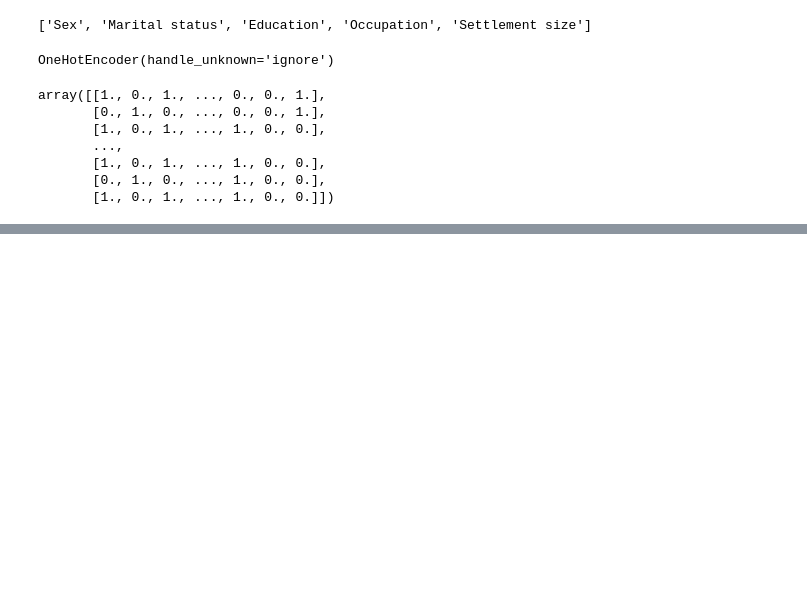
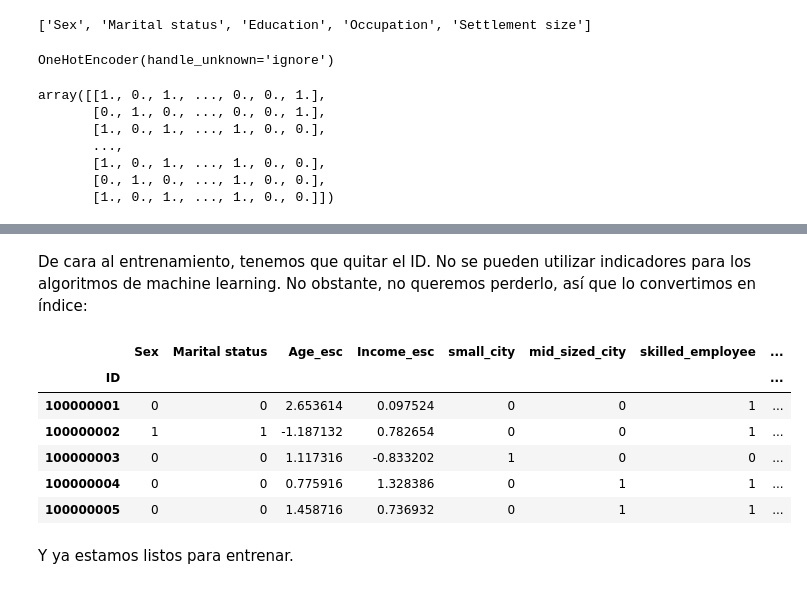
Before and after one commit to ymgabaldon/Ej_segmentacion, a Jupyter notebook: Analisis retail online.ipynb, the cells around one changed output, grey strips where cells are left out. Cells and saved outputs as stored; diff of their text form; code cells hidden in the pictures; blank space fills up the shorter version.

```diff
--- a/Analisis retail online.ipynb
+++ b/Analisis retail online.ipynb
@@ -115,0 +265,8 @@ pd.get_dummies(df["Sex"])
+# %%
+### PASO 1: CREAMOS UN DF A PARTIR DEL ORIGINAL SOLO CON LA VARIABLES ID SEX Y MARITAL STATUS.
+
+df_parcial=df[["ID","Sex","Marital status"]]
+# %%
+### PASO 2: CREAMOS UNA LISTA CON LOS DFS A FUSIONAR:
+
+lista_dfs=[df_parcial, df_num, df_settlement,df_occupation,df_education ]
@@ -115,0 +275,3 @@ pd.get_dummies(df["Sex"])
+# %%
+df_train=pd.concat(lista_dfs,axis=1)
+df_train.head()
@@ -115,0 +285,17 @@ pd.get_dummies(df["Sex"])
+# %% [markdown]
+De cara al entrenamiento, tenemos que quitar el ID. No se pueden utilizar indicadores para los algoritmos de machine learning. No obstante, no queremos perderlo, así que lo convertimos en índice:
+# %%
+
+df_train.index=df_train["ID"]
+df_train.drop(columns=["ID"],inplace=True)
+df_train.head()
+# %% [output]
+|  | Sex | Marital status | Age_esc | Income_esc | small_city | mid_sized_city | skilled_employee | ... |
+| ID |  |  |  |  |  |  |  | ... |
+| 100000001 | 0 | 0 | 2.653614 | 0.097524 | 0 | 0 | 1 | ... |
+| 100000002 | 1 | 1 | -1.187132 | 0.782654 | 0 | 0 | 1 | ... |
+| 100000003 | 0 | 0 | 1.117316 | -0.833202 | 1 | 0 | 0 | ... |
+| 100000004 | 0 | 0 | 0.775916 | 1.328386 | 0 | 1 | 1 | ... |
+| 100000005 | 0 | 0 | 1.458716 | 0.736932 | 0 | 1 | 1 | ... |
+# %% [markdown]
+Y ya estamos listos para entrenar.
```
Also changed, not shown: parts of 31 cells of this notebook.
